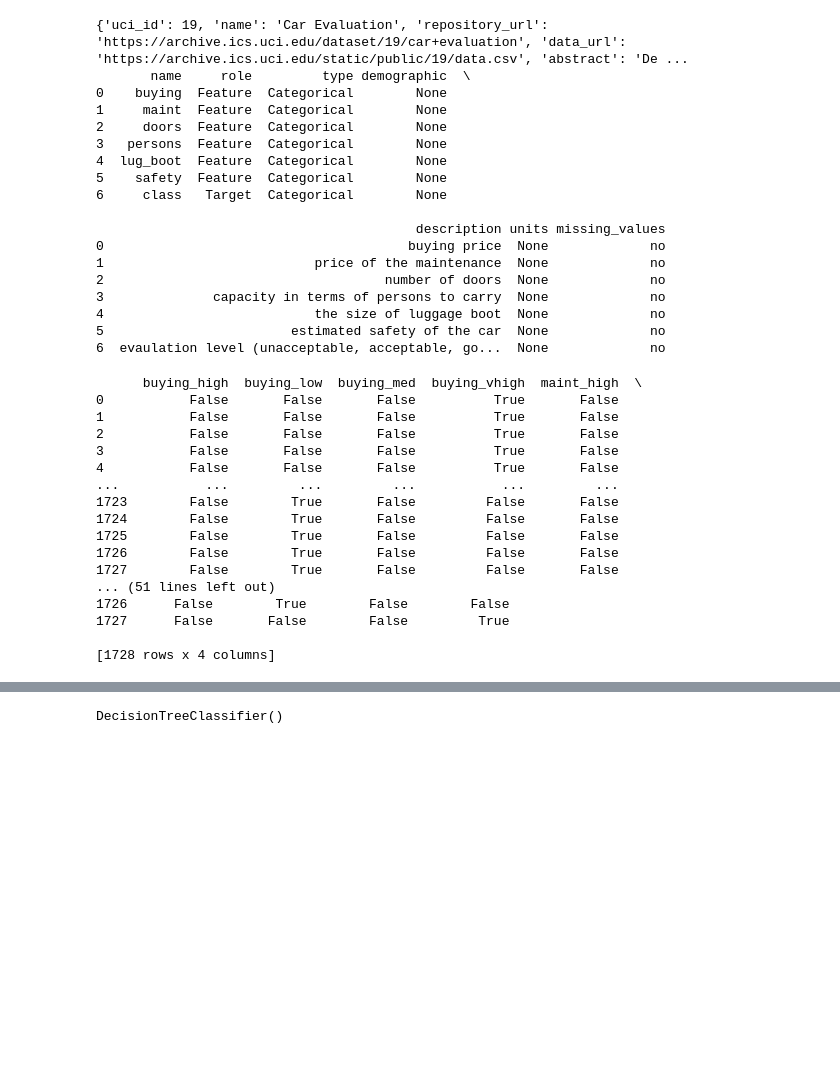
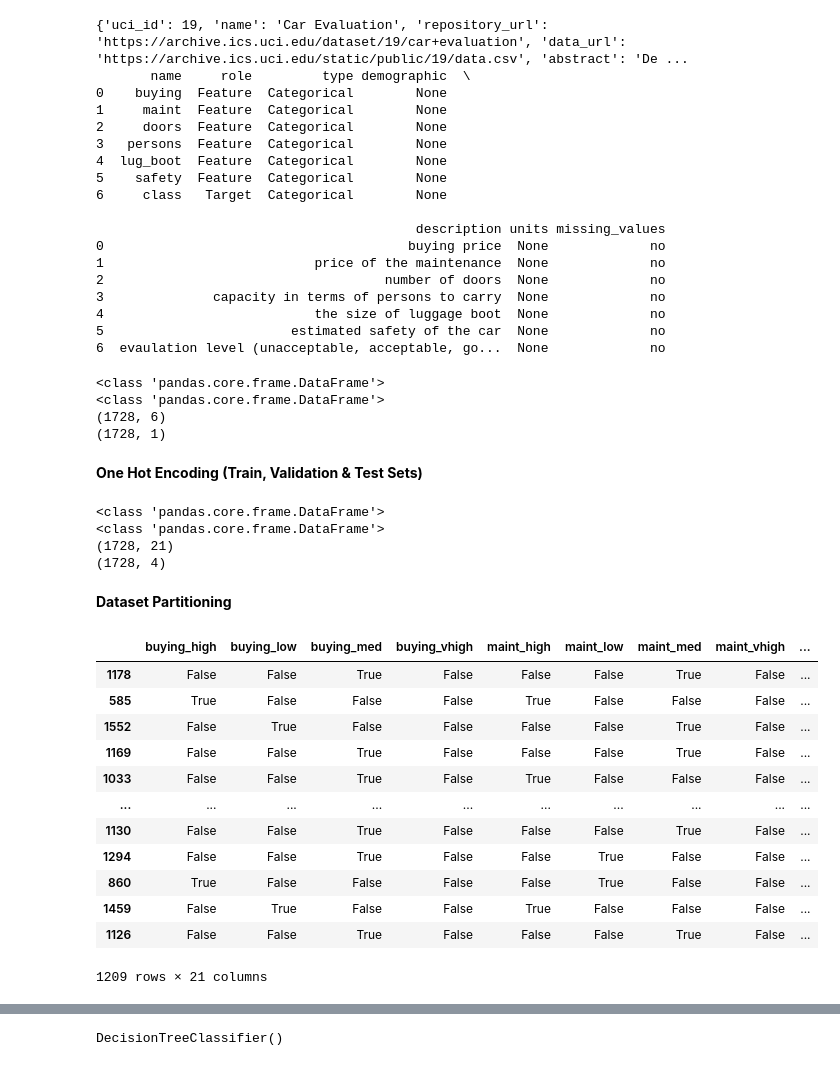
Before and after one commit to thetonmoy/Car-Evaluation, a Jupyter notebook: Car-Evaluation.ipynb, the cells around one changed output, grey strips where cells are left out. Saved outputs shown, nothing was run; the diff lists cells and outputs as text; code cells hidden in the pictures; blank space fills up the shorter version.

```diff
--- a/Car-Evaluation.ipynb
+++ b/Car-Evaluation.ipynb
@@ -37,32 +39,37 @@ print(car_evaluation.variables)
 5                        estimated safety of the car  None             no
 6  evaulation level (unacceptable, acceptable, go...  None             no
 # %%
-# print(X)
-# print(y)
+print(type(X))
+print(type(y))
 
-X_encoded = pd.get_dummies(X)
-y_encoded = pd.get_dummies(y)
-
-print(X_encoded)
-print(y_encoded)
+print(X.shape)
+print(y.shape)
 # %% [output]
-      buying_high  buying_low  buying_med  buying_vhigh  maint_high  \
-0           False       False       False          True       False
-1           False       False       False          True       False
-2           False       False       False          True       False
-3           False       False       False          True       False
-4           False       False       False          True       False
-...           ...         ...         ...           ...         ...
-1723        False        True       False         False       False
-1724        False        True       False         False       False
-1725        False        True       False         False       False
-1726        False        True       False         False       False
-1727        False        True       False         False       False
-... (51 lines left out)
-1726      False        True        False        False
-1727      False       False        False         True
-
-[1728 rows x 4 columns]
+<class 'pandas.core.frame.DataFrame'>
+<class 'pandas.core.frame.DataFrame'>
+(1728, 6)
+(1728, 1)
+# %% [markdown]
+__One Hot Encoding (Train, Validation & Test Sets)__
+# %%
+X_encoded = pd.get_dummies(X) # One hot encoding
+y_encoded = pd.get_dummies(y) # One hot encoding
+
+# print(X_encoded)
+# print(y_encoded)
+
+print(type(X))
+print(type(y))
+
+print(X_encoded.shape)
+print(y_encoded.shape)
+# %% [output]
+<class 'pandas.core.frame.DataFrame'>
+<class 'pandas.core.frame.DataFrame'>
+(1728, 21)
+(1728, 4)
+# %% [markdown]
+__Dataset Partitioning__
 # %%
 from sklearn.model_selection import train_test_split
 
@@ -73,0 +81,16 @@ X_val, X_test, y_val, y_test = train_test_split(X_temp, y_temp, test_size = 0.5,
+# %%
+X_train
+# %% [output]
+|  | buying_high | buying_low | buying_med | buying_vhigh | maint_high | maint_low | maint_med | maint_vhigh | ... |
+| 1178 | False | False | True | False | False | False | True | False | ... |
+| 585 | True | False | False | False | True | False | False | False | ... |
+| 1552 | False | True | False | False | False | False | True | False | ... |
+| 1169 | False | False | True | False | False | False | True | False | ... |
+| 1033 | False | False | True | False | True | False | False | False | ... |
+| ... | ... | ... | ... | ... | ... | ... | ... | ... | ... |
+| 1130 | False | False | True | False | False | False | True | False | ... |
+| 1294 | False | False | True | False | False | True | False | False | ... |
+| 860 | True | False | False | False | False | True | False | False | ... |
+| 1459 | False | True | False | False | True | False | False | False | ... |
+| 1126 | False | False | True | False | False | False | True | False | ... |
+1209 rows × 21 columns
```
Also changed, not shown: parts of 8 cells of this notebook.
